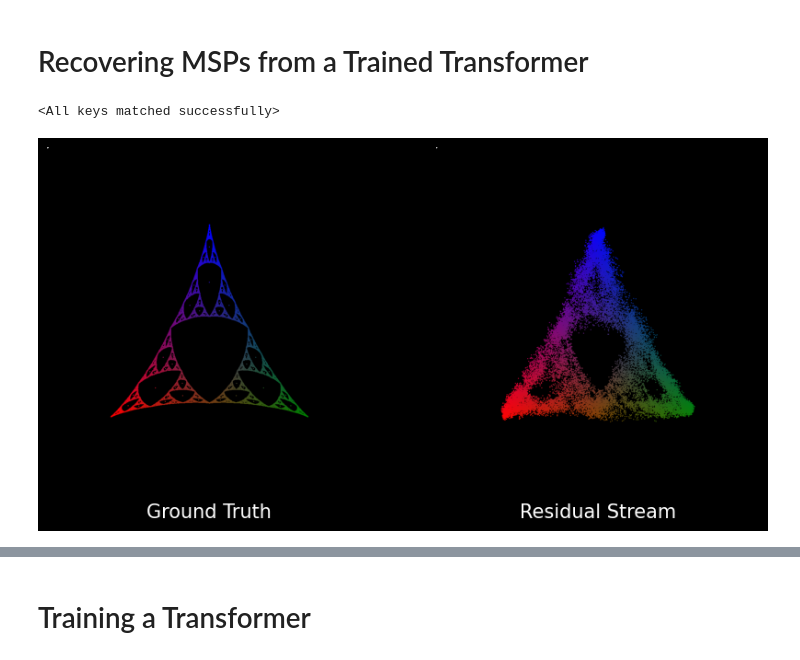
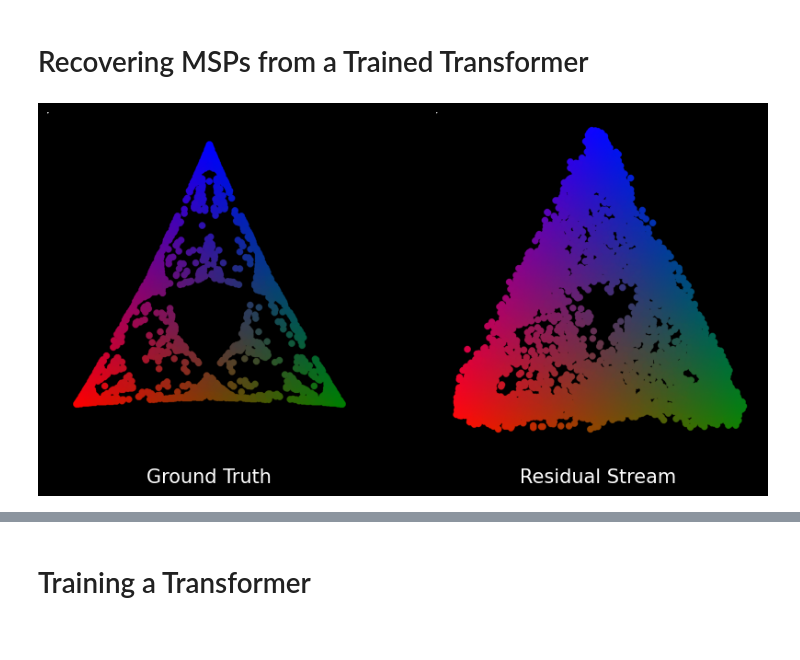
Before and after one commit to adamimos/epsilon-transformers, a Jupyter notebook: examples/msp_analysis.ipynb, the cells around one changed output, grey strips where cells are left out. Cells and saved outputs as stored; diff of their text form; code cells hidden in the pictures.

```diff
--- a/examples/msp_analysis.ipynb
+++ b/examples/msp_analysis.ipynb
@@ -18,30 +19,16 @@ from epsilon_transformers.training.configs import RawModelConfig, TrainConfig
 
 persister = S3Persister(collection_location="mess3-param-change")
-# %%
-model = RawModelConfig(
-        d_vocab=3,
-        d_model=64,
-        n_ctx=10,
-        d_head=8,
-        n_head=1,
-        d_mlp=256,
-        n_layers=4,
-    ).to_hooked_transformer(seed=1337, device='cpu')
-
-persister.load_model(model_class=model, object_name='4800000.pt')
-# %% [output]
-<All keys matched successfully>
+# %%
+device = 'cuda' if torch.cuda.is_available() else 'cpu'
+model = persister.load_model(device=device, object_name='4800000.pt')
 # %%
 from epsilon_transformers.analysis.activation_analysis import find_msp_subspace_in_residual_stream
 from epsilon_transformers.process.processes import Mess3
 from epsilon_transformers.visualization.plots import plot_ground_truth_and_evaluated_2d_simplex
 
 
-process = Mess3()
+process = Mess3(x=0.05, a=0.85)
 
 belief_states_reshaped, predicted_beliefs = find_msp_subspace_in_residual_stream(model=model, process=process, num_sequences=10000)
-fig = plot_ground_truth_and_evaluated_2d_simplex(ground_truth_tensor=belief_states_reshaped, predicted_beliefs=predicted_beliefs, plot_triangles=True, facecolor='black', px=1)
-
-fig.show()
 # %% [output]
-[figure, old version]
+[figure, new version]
```
Also changed, not shown: parts of 2 cells of this notebook, 5 other files.
